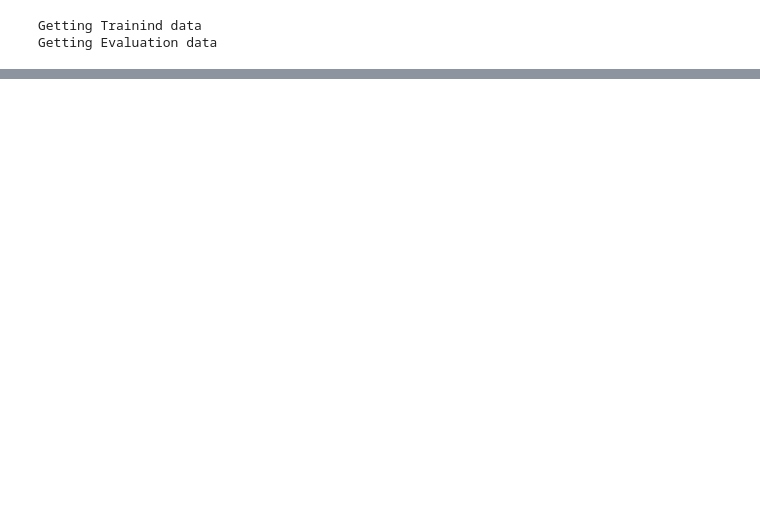
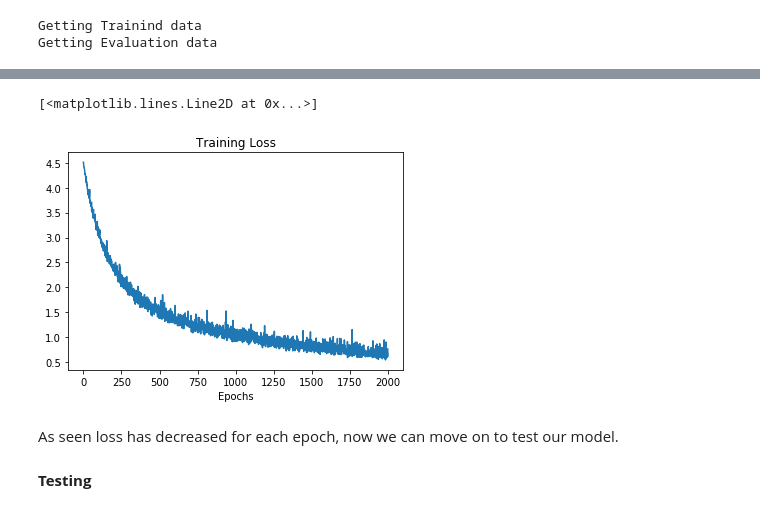
Before and after one commit to sidm-23/One-Shot-Learning-on-Omniglot-data, a Jupyter notebook: Omniglot.ipynb, the cells around one changed output, grey strips where cells are left out. Saved outputs shown, nothing was run; the diff lists cells and outputs as text; code cells hidden in the pictures; blank space fills up the shorter version.

```diff
--- a/Omniglot.ipynb
+++ b/Omniglot.ipynb
@@ -24,8 +43,8 @@ from keras import backend as K
 def get_image_data(folder):
 
     """
-    Get Training and evaluaation data for images
-    It return the data in a DataFrame with multiple index
+    Get Training and evaluation data for images
+    It returns the data in a DataFrame with multiple indexes
     """
 
     lang_list=[]#list of of languages
@@ -36,11 +55,11 @@ def get_image_data(folder):
             continue#ignore all hidden files
         else:
             images={}
-            lang_list.append(languages)
+            lang_list.append(languages)#for each language
             chars=[]
             for alphabets in os.listdir(folder+languages):
                 im=[]
-                chars.append(alphabets)
+                chars.append(alphabets)#for each character
                 for character in os.listdir(folder+languages+"/"+alphabets):
                     if(character.startswith('.')):
                         continue
@@ -71,7 +113,7 @@ Getting Evaluation data
 def siamese_net():
 
     """
-    Define the architecture of the model which is convolution neraul network with 64 10x10 filters,
+    Define the architecture of the model which is convolution neural network with 64 10x10 filters,
     relu -> max pool -> convolution with 128 7x7 filters, relu -> max pool -> convolution with 128 4x4 filters,
     relu -> max pool -> convolution with 256 4x4 filters.
     """
@@ -131,7 +173,6 @@ def siamese_net():
     siamese_net = Model(inputs=[left_input,right_input],outputs=prediction)
 
     print(siamese_net.summary())
-
     return siamese_net
 # %%
 #Create and complie model
@@ -165,6 +208,8 @@ n_iter = 2000 # No. of training iterations
 def get_batch(x):
   """
   Create batch to train the model
+  We create 32 pair of images the first 16 are images with same class and for next
+  half we ensure that that the pairs are not from the same category.
   """
   n_classes, n_examples= x.shape
   w, h =105,105
@@ -225,3 +266,14 @@ Train Loss: 0.7366732358932495
+# %%
+plt.title('Training Loss')
+plt.xlabel('Epochs')
+plt.plot(l)
+# %% [output]
+[<matplotlib.lines.Line2D at 0x...>]
+[figure, added]
+# %% [markdown]
+As seen loss has decreased for each epoch, now we can move on to test our model.
+# %% [markdown]
+**Testing**
 # %%
 def make_test_batch(N):
     """
```
Also changed, not shown: parts of 26 cells of this notebook.
